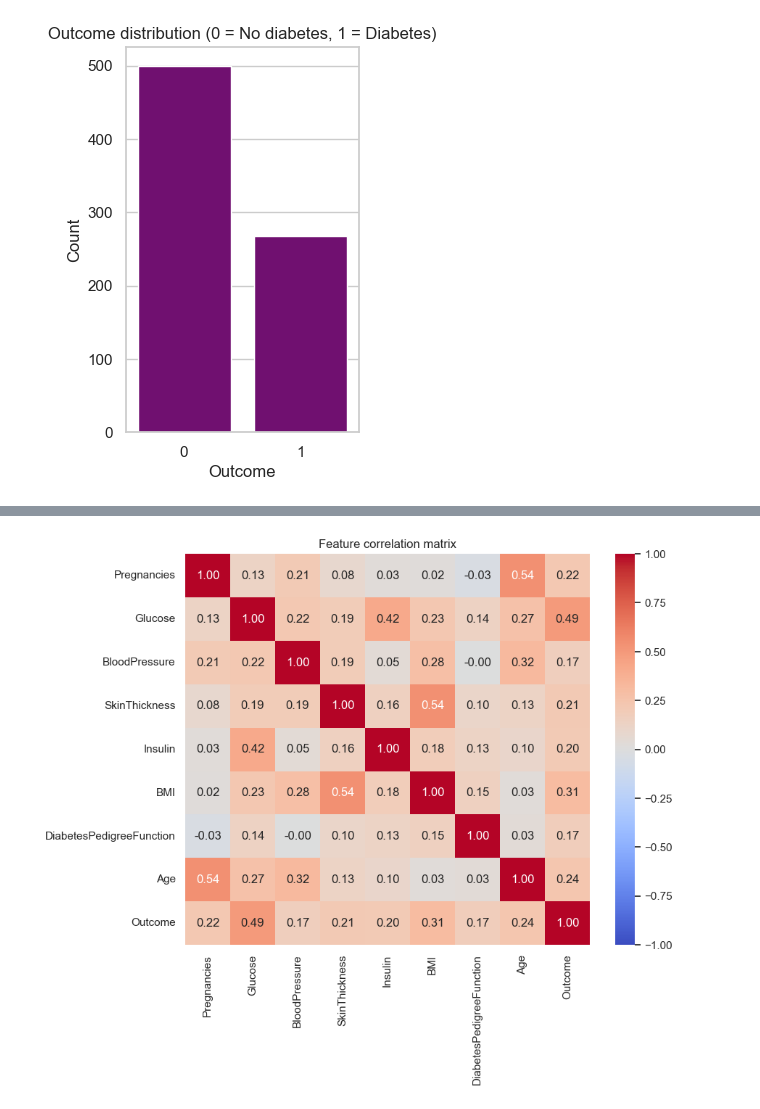
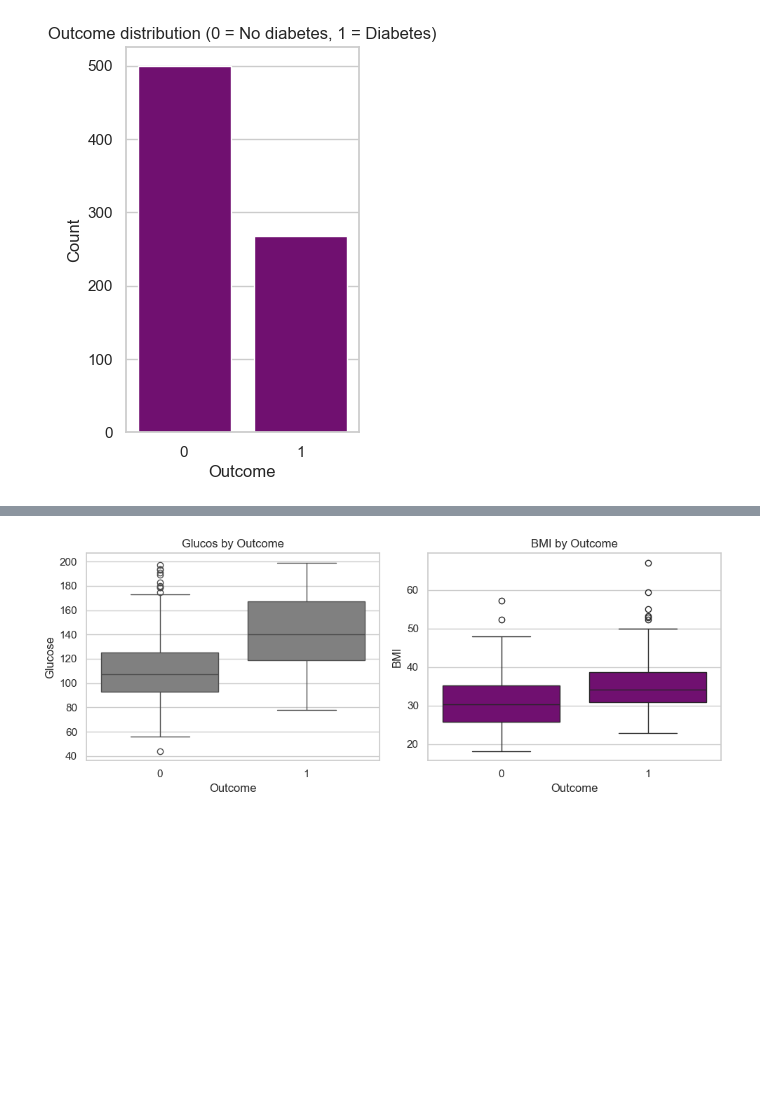
Before and after one commit to Shahed-AlZubi03/Predicting-Diabetes-Project, a Jupyter notebook: predicting_diabetes.ipynb, the cells around one changed output, grey strips where cells are left out. Saved outputs shown, nothing was run; the diff lists cells and outputs as text; code cells hidden in the pictures; blank space fills up the shorter version.

```diff
--- a/predicting_diabetes.ipynb
+++ b/predicting_diabetes.ipynb
@@ -231,10 +189,14 @@ plt.show()
-# %%
-# Correlation heatmap
-plt.figure(figsize=(9,7))
-corr = df_plot.corr()
-sns.heatmap(corr, annot=True, fmt=".2f", cmap='coolwarm', vmin=-1, vmax=1)
-plt.title('Feature correlation matrix')
-plt.show()
-# %% [output]
-[figure, removed]
+# %%
+# Boxplots of features by outcome (BMI & BMI_log are most informative)
+plt.figure(figsize=(10,4))
+plt.subplot(1,2,1)
+sns.boxplot(x='Outcome', y='Glucose', data=df, color='gray')
+plt.title('Glucos by Outcome')
+plt.subplot(1,2,2)
+sns.boxplot(x='Outcome', y='BMI', data=df, color='purple')
+plt.title('BMI by Outcome')
+plt.tight_layout()
+plt.show()
+# %% [output]
+[figure, added]
 # %%
```
Also changed, not shown: parts of 35 cells of this notebook, 1 other file.
